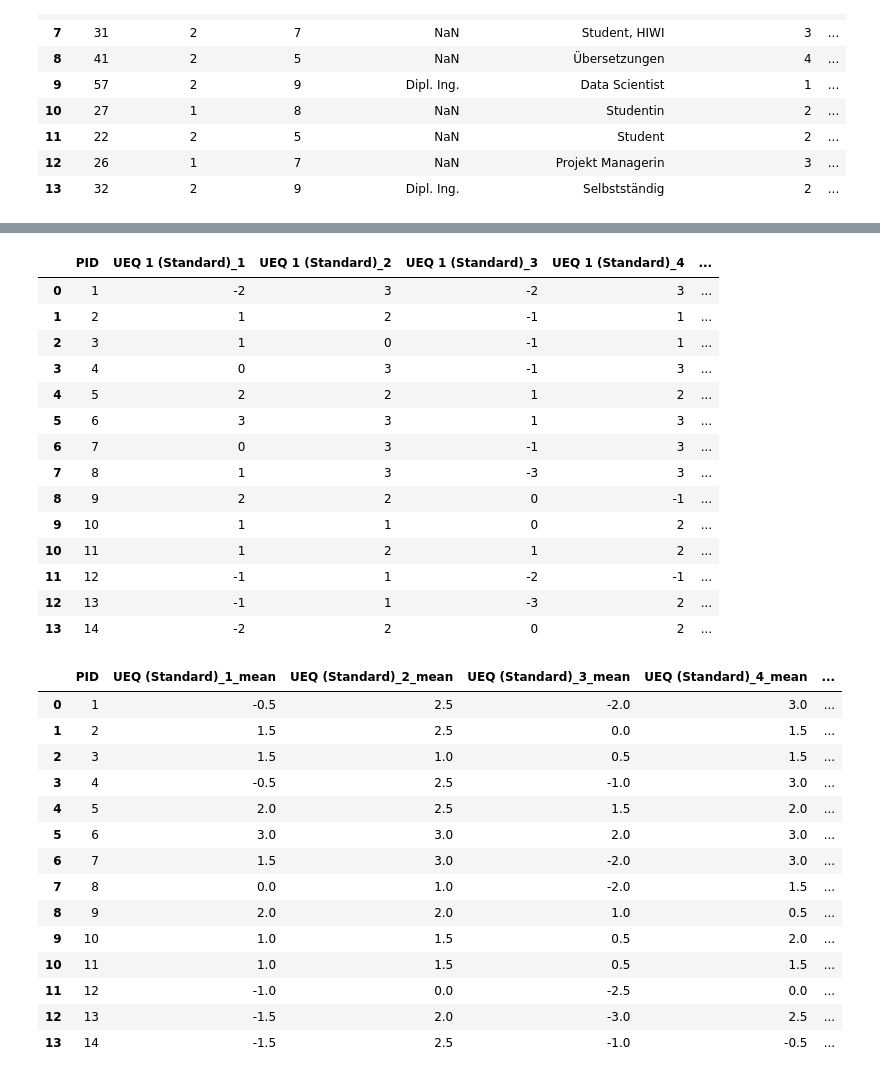
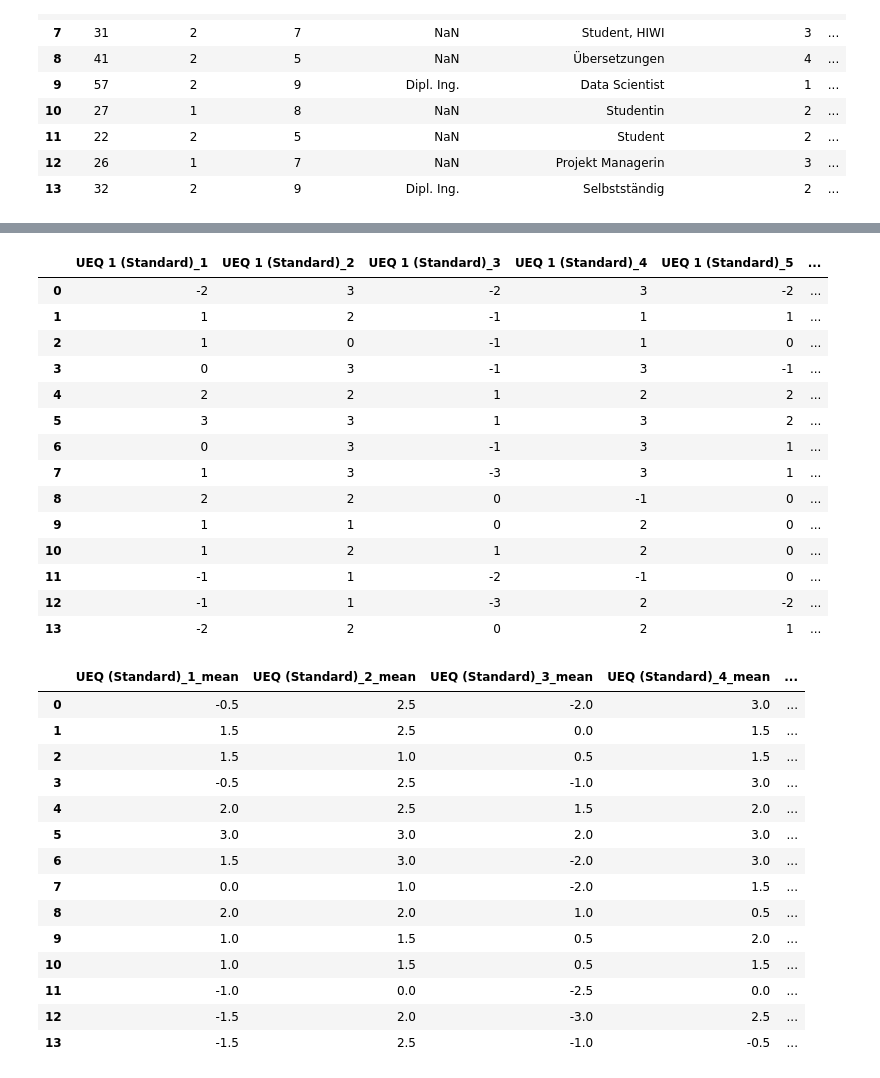
Before and after one commit to Phlipinator/Squishy-Data-Analysis, a Jupyter notebook: UEQ_MeanOverTasks.ipynb, the cells around one changed output, grey strips where cells are left out. Cells and saved outputs as stored; diff of their text form; code cells hidden in the pictures.

```diff
--- a/UEQ_MeanOverTasks.ipynb
+++ b/UEQ_MeanOverTasks.ipynb
@@ -39,11 +39,8 @@ df
 # remove all columns except UEQ columns
 df_UEQ = df.filter(regex=r'^UEQ', axis=1)
 
-# Invert the scale from 1-7 to -3 to +3
+# Convert the scale from 1-7 to -3 to +3
 df_UEQ = (df_UEQ - 4).astype(int)
 
-# Re-Attatch the PID
-df_UEQ.insert(0, "PID", range(1, len(df_UEQ) + 1))
-
 df_UEQ
 # %% [output]
@@ -75,55 +72,55 @@ df_UEQ[cols_to_invert] = df_UEQ[cols_to_invert] * -1
 
 df_UEQ
 # %% [output]
-|  | PID | UEQ 1 (Standard)_1 | UEQ 1 (Standard)_2 | UEQ 1 (Standard)_3 | UEQ 1 (Standard)_4 | ... |
-| 0 | 1 | -2 | 3 | -2 | 3 | ... |
-| 1 | 2 | 1 | 2 | -1 | 1 | ... |
-| 2 | 3 | 1 | 0 | -1 | 1 | ... |
-| 3 | 4 | 0 | 3 | -1 | 3 | ... |
-| 4 | 5 | 2 | 2 | 1 | 2 | ... |
-| 5 | 6 | 3 | 3 | 1 | 3 | ... |
-| 6 | 7 | 0 | 3 | -1 | 3 | ... |
-| 7 | 8 | 1 | 3 | -3 | 3 | ... |
-| 8 | 9 | 2 | 2 | 0 | -1 | ... |
-| 9 | 10 | 1 | 1 | 0 | 2 | ... |
-| 10 | 11 | 1 | 2 | 1 | 2 | ... |
-| 11 | 12 | -1 | 1 | -2 | -1 | ... |
-| 12 | 13 | -1 | 1 | -3 | 2 | ... |
-| 13 | 14 | -2 | 2 | 0 | 2 | ... |
+|  | UEQ 1 (Standard)_1 | UEQ 1 (Standard)_2 | UEQ 1 (Standard)_3 | UEQ 1 (Standard)_4 | UEQ 1 (Standard)_5 | ... |
+| 0 | -2 | 3 | -2 | 3 | -2 | ... |
+| 1 | 1 | 2 | -1 | 1 | 1 | ... |
+| 2 | 1 | 0 | -1 | 1 | 0 | ... |
+| 3 | 0 | 3 | -1 | 3 | -1 | ... |
+| 4 | 2 | 2 | 1 | 2 | 2 | ... |
+| 5 | 3 | 3 | 1 | 3 | 2 | ... |
+| 6 | 0 | 3 | -1 | 3 | 1 | ... |
+| 7 | 1 | 3 | -3 | 3 | 1 | ... |
+| 8 | 2 | 2 | 0 | -1 | 0 | ... |
+| 9 | 1 | 1 | 0 | 2 | 0 | ... |
+| 10 | 1 | 2 | 1 | 2 | 0 | ... |
+| 11 | -1 | 1 | -2 | -1 | 0 | ... |
+| 12 | -1 | 1 | -3 | 2 | -2 | ... |
+| 13 | -2 | 2 | 0 | 2 | 1 | ... |
 # %%
 # Dictionary to hold new columns
 mean_cols = {}
 
 # Calculate mean columns
 for i in range(1, 27):
     mean_cols[f'UEQ (Standard)_{i}_mean'] = df_UEQ[[f'UEQ 1 (Standard)_{i}', f'UEQ 2 (Standard)_{i}']].mean(axis=1)
     mean_cols[f'UEQ (Squishy)_{i}_mean'] = df_UEQ[[f'UEQ 1 (Squishy)_{i}', f'UEQ 2 (Squishy)_{i}']].mean(axis=1)
 
 # Combine everything in one go
-df_means = pd.concat([df_UEQ[['PID']], pd.DataFrame(mean_cols)], axis=1)
+df_means = pd.DataFrame(mean_cols)
 
 # Optional: reorder columns
 standard_cols = [c for c in df_means.columns if 'Standard' in c]
 squishy_cols = [c for c in df_means.columns if 'Squishy' in c]
-df_means = df_means[['PID'] + standard_cols + squishy_cols]
+df_means = df_means[standard_cols + squishy_cols]
 
 df_means
 # %% [output]
-|  | PID | UEQ (Standard)_1_mean | UEQ (Standard)_2_mean | UEQ (Standard)_3_mean | UEQ (Standard)_4_mean | ... |
-| 0 | 1 | -0.5 | 2.5 | -2.0 | 3.0 | ... |
-| 1 | 2 | 1.5 | 2.5 | 0.0 | 1.5 | ... |
-| 2 | 3 | 1.5 | 1.0 | 0.5 | 1.5 | ... |
-| 3 | 4 | -0.5 | 2.5 | -1.0 | 3.0 | ... |
-| 4 | 5 | 2.0 | 2.5 | 1.5 | 2.0 | ... |
-| 5 | 6 | 3.0 | 3.0 | 2.0 | 3.0 | ... |
-| 6 | 7 | 1.5 | 3.0 | -2.0 | 3.0 | ... |
-| 7 | 8 | 0.0 | 1.0 | -2.0 | 1.5 | ... |
-| 8 | 9 | 2.0 | 2.0 | 1.0 | 0.5 | ... |
-| 9 | 10 | 1.0 | 1.5 | 0.5 | 2.0 | ... |
-| 10 | 11 | 1.0 | 1.5 | 0.5 | 1.5 | ... |
-| 11 | 12 | -1.0 | 0.0 | -2.5 | 0.0 | ... |
-| 12 | 13 | -1.5 | 2.0 | -3.0 | 2.5 | ... |
-| 13 | 14 | -1.5 | 2.5 | -1.0 | -0.5 | ... |
+|  | UEQ (Standard)_1_mean | UEQ (Standard)_2_mean | UEQ (Standard)_3_mean | UEQ (Standard)_4_mean | ... |
+| 0 | -0.5 | 2.5 | -2.0 | 3.0 | ... |
+| 1 | 1.5 | 2.5 | 0.0 | 1.5 | ... |
+| 2 | 1.5 | 1.0 | 0.5 | 1.5 | ... |
+| 3 | -0.5 | 2.5 | -1.0 | 3.0 | ... |
+| 4 | 2.0 | 2.5 | 1.5 | 2.0 | ... |
+| 5 | 3.0 | 3.0 | 2.0 | 3.0 | ... |
+| 6 | 1.5 | 3.0 | -2.0 | 3.0 | ... |
+| 7 | 0.0 | 1.0 | -2.0 | 1.5 | ... |
+| 8 | 2.0 | 2.0 | 1.0 | 0.5 | ... |
+| 9 | 1.0 | 1.5 | 0.5 | 2.0 | ... |
+| 10 | 1.0 | 1.5 | 0.5 | 1.5 | ... |
+| 11 | -1.0 | 0.0 | -2.5 | 0.0 | ... |
+| 12 | -1.5 | 2.0 | -3.0 | 2.5 | ... |
+| 13 | -1.5 | 2.5 | -1.0 | -0.5 | ... |
 # %%
 # Define categories using keywords
 scales_keywords = {
```
Also changed, not shown: parts of 4 cells of this notebook.
